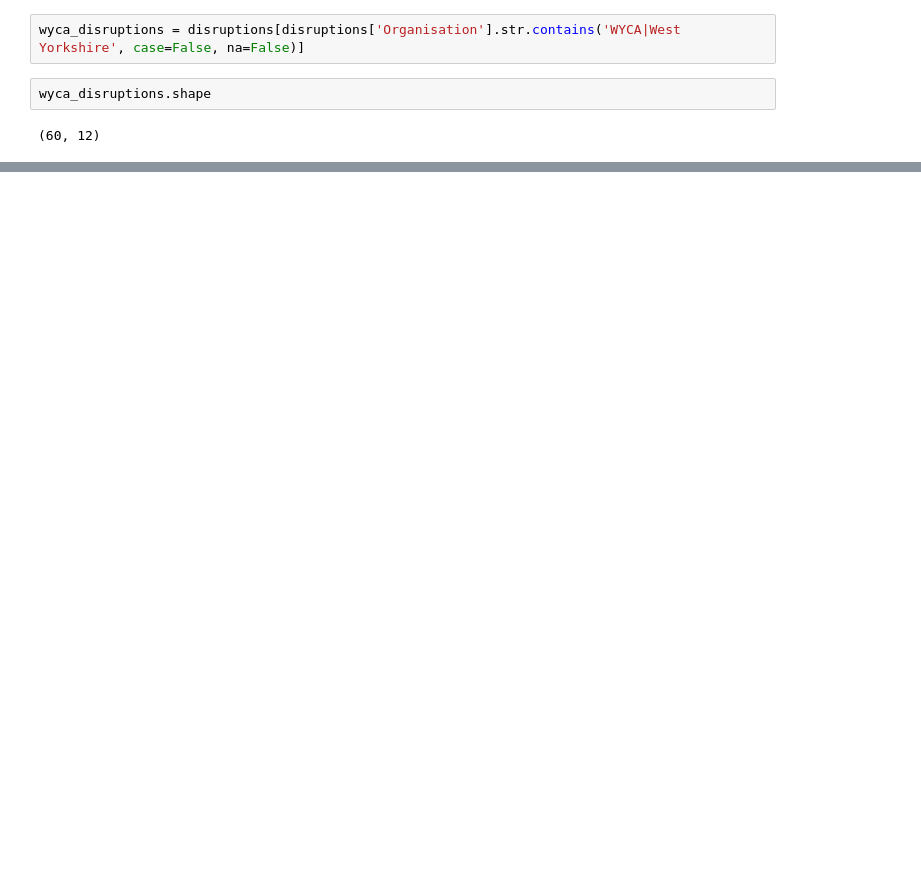
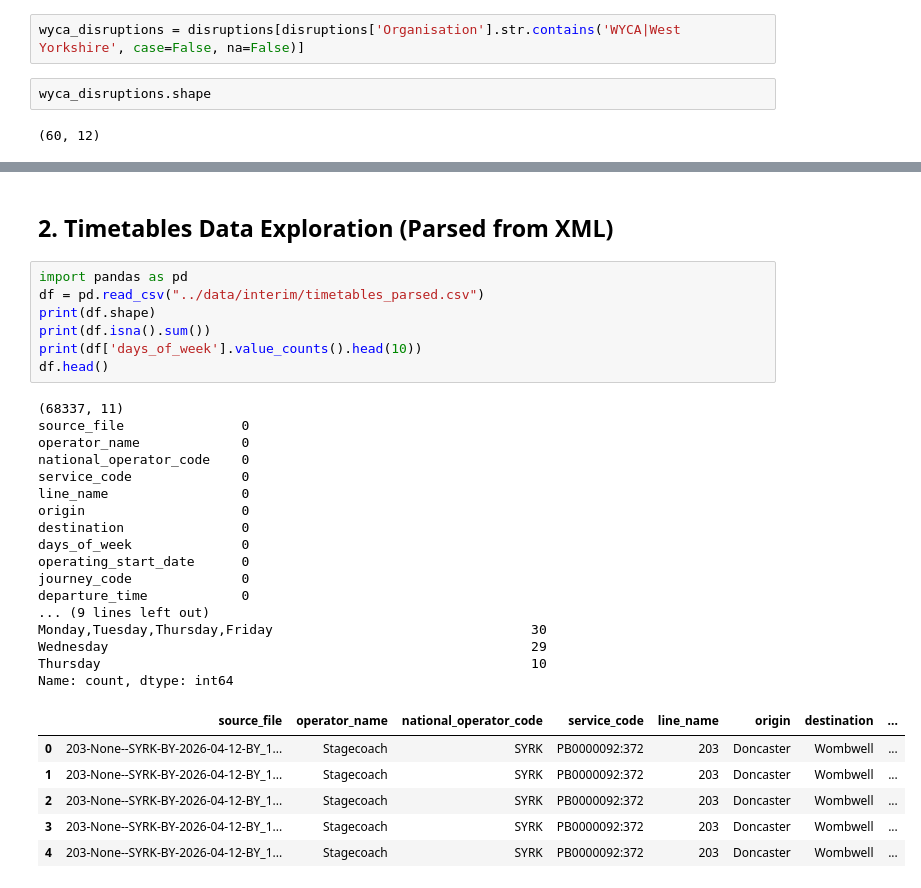
Before and after one commit to ManjilDadaa/Big_Data_Programming_Project_ST5011_CEM-, a Jupyter notebook: notebooks/01_data_exploration.ipynb, the cells around one changed output, grey strips where cells are left out. Cells and saved outputs as stored; diff of their text form; blank space fills up the shorter version.

```diff
--- a/notebooks/01_data_exploration.ipynb
+++ b/notebooks/01_data_exploration.ipynb
@@ -47,0 +64,33 @@ wyca_disruptions.head()
+# %% [markdown]
+## 2. Timetables Data Exploration (Parsed from XML)
+# %%
+import pandas as pd
+df = pd.read_csv("../data/interim/timetables_parsed.csv")
+print(df.shape)
+print(df.isna().sum())
+print(df['days_of_week'].value_counts().head(10))
+df.head()
+# %% [output]
+(68337, 11)
+source_file               0
+operator_name             0
+national_operator_code    0
+service_code              0
+line_name                 0
+origin                    0
+destination               0
+days_of_week              0
+operating_start_date      0
+journey_code              0
+departure_time            0
+... (9 lines left out)
+Monday,Tuesday,Thursday,Friday                                 30
+Wednesday                                                      29
+Thursday                                                       10
+Name: count, dtype: int64
+|  | source_file | operator_name | national_operator_code | service_code | line_name | origin | destination | ... |
+| 0 | 203-None--SYRK-BY-2026-04-12-BY_1... | Stagecoach | SYRK | PB0000092:372 | 203 | Doncaster | Wombwell | ... |
+| 1 | 203-None--SYRK-BY-2026-04-12-BY_1... | Stagecoach | SYRK | PB0000092:372 | 203 | Doncaster | Wombwell | ... |
+| 2 | 203-None--SYRK-BY-2026-04-12-BY_1... | Stagecoach | SYRK | PB0000092:372 | 203 | Doncaster | Wombwell | ... |
+| 3 | 203-None--SYRK-BY-2026-04-12-BY_1... | Stagecoach | SYRK | PB0000092:372 | 203 | Doncaster | Wombwell | ... |
+| 4 | 203-None--SYRK-BY-2026-04-12-BY_1... | Stagecoach | SYRK | PB0000092:372 | 203 | Doncaster | Wombwell | ... |
```
Also changed, not shown: parts of 13 cells of this notebook.
